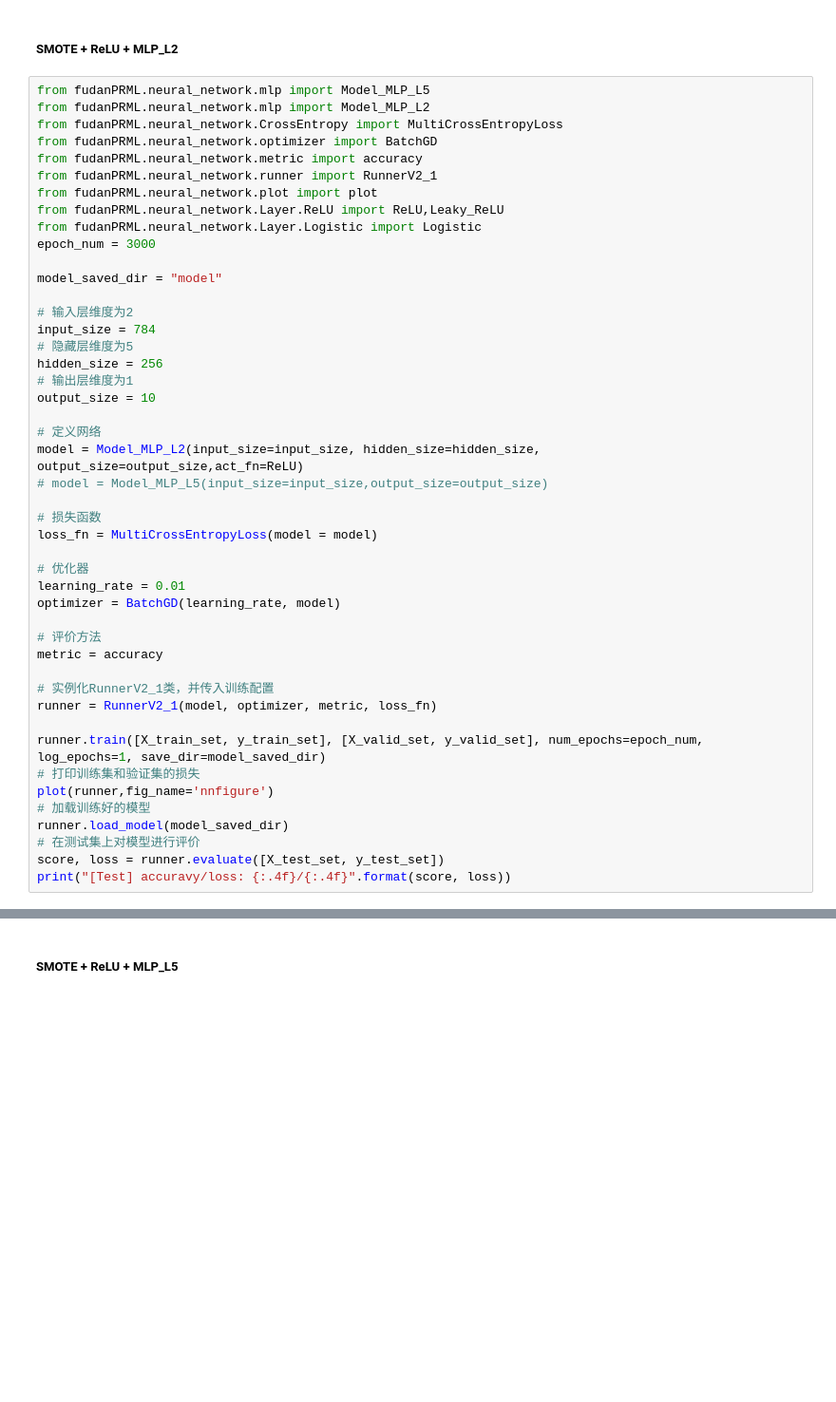
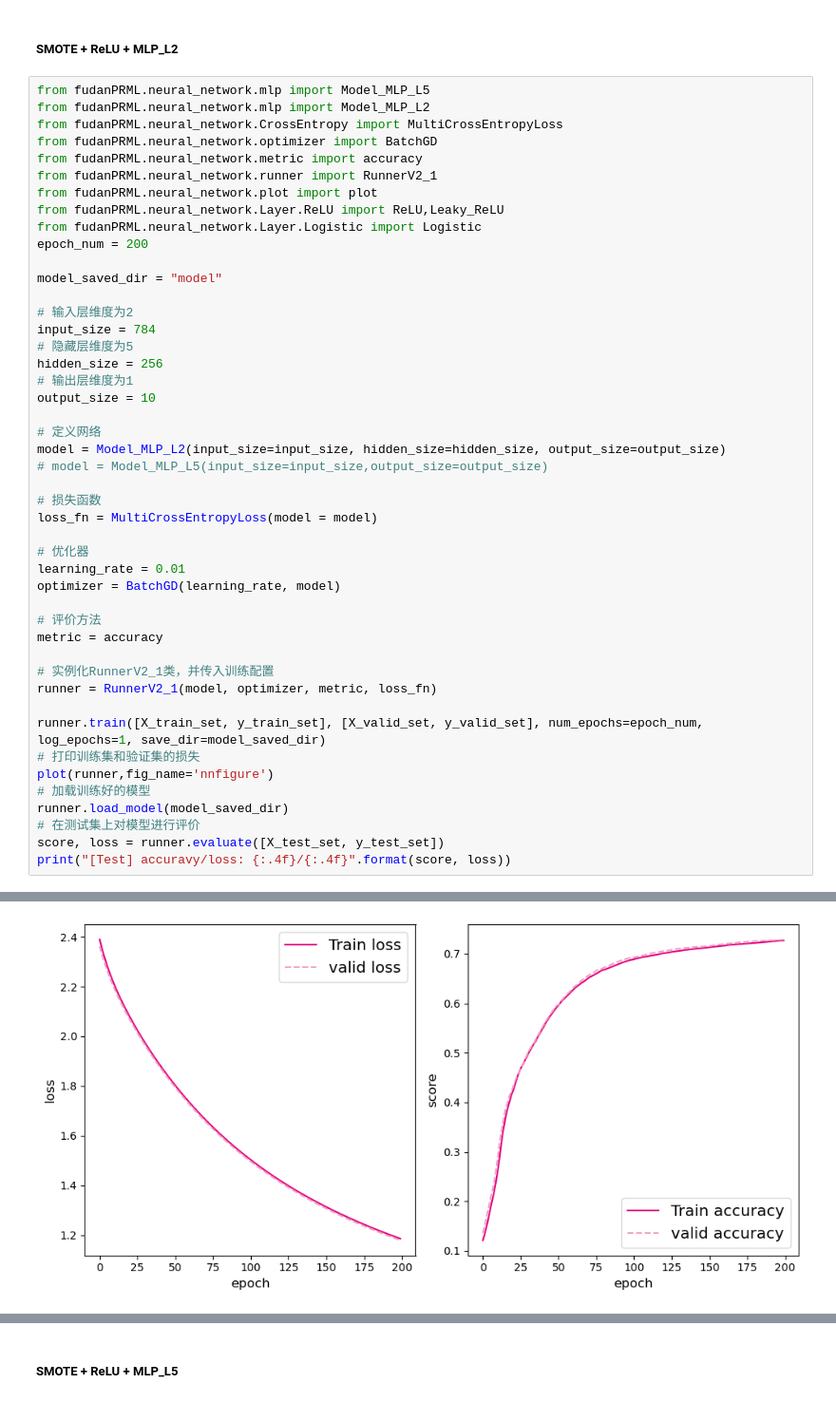
Before and after one commit to FlyingDutchman26/prml-project-2022-Fall, a Jupyter notebook: assignment1/assignment1.ipynb, the cells around one changed output, grey strips where cells are left out. Shown: that part at 95% size. Saved outputs shown, nothing was run; the diff lists cells and outputs as text; blank space fills up the shorter version.

```diff
--- a/assignment1/assignment1.ipynb
+++ b/assignment1/assignment1.ipynb
@@ -716,7 +842,7 @@ from fudanPRML.neural_network.runner import RunnerV2_1
 from fudanPRML.neural_network.plot import plot
 from fudanPRML.neural_network.Layer.ReLU import ReLU,Leaky_ReLU
 from fudanPRML.neural_network.Layer.Logistic import Logistic
-epoch_num = 3000
+epoch_num = 200
 
 model_saved_dir = "model"
 
@@ -728,7 +854,7 @@ hidden_size = 256
 output_size = 10
 
 # 定义网络
-model = Model_MLP_L2(input_size=input_size, hidden_size=hidden_size, output_size=output_size,act_fn=ReLU)
+model = Model_MLP_L2(input_size=input_size, hidden_size=hidden_size, output_size=output_size)
 # model = Model_MLP_L5(input_size=input_size,output_size=output_size)
 
 # 损失函数
@@ -771,0 +899 @@ print("[Test] accuravy/loss: {:.4f}/{:.4f}".format(score, loss))
+[figure, added]
```
Also changed, not shown: parts of 20 cells of this notebook, 4 other files.
